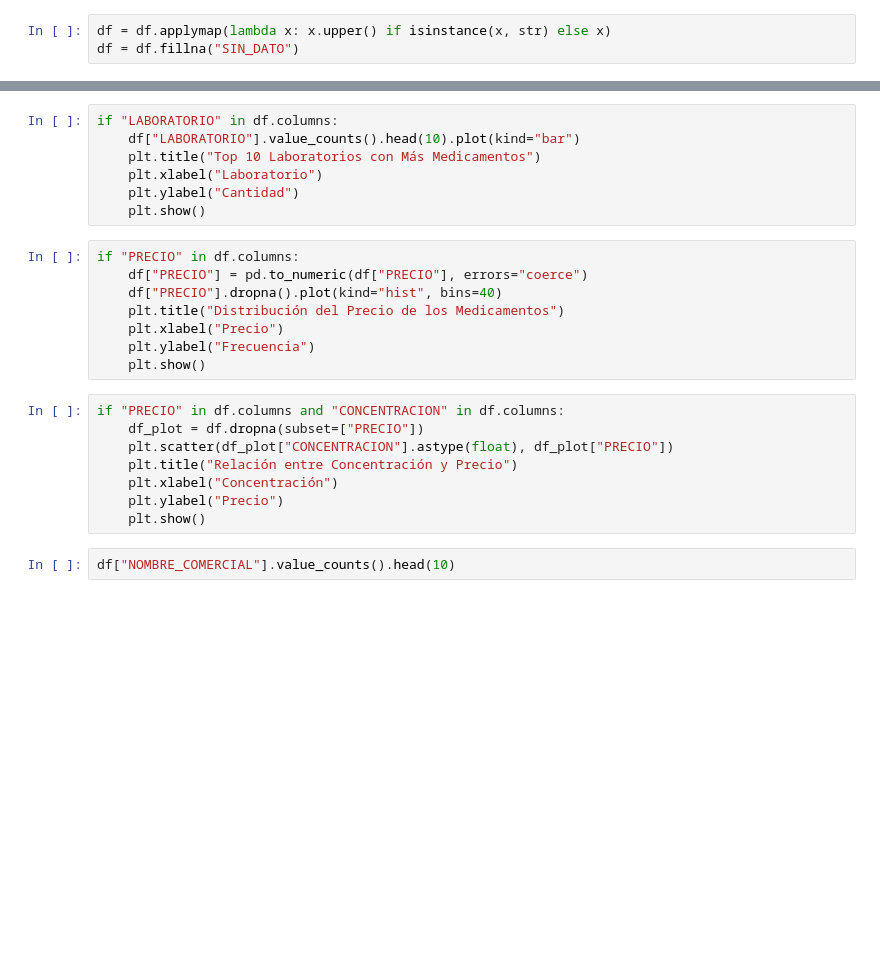
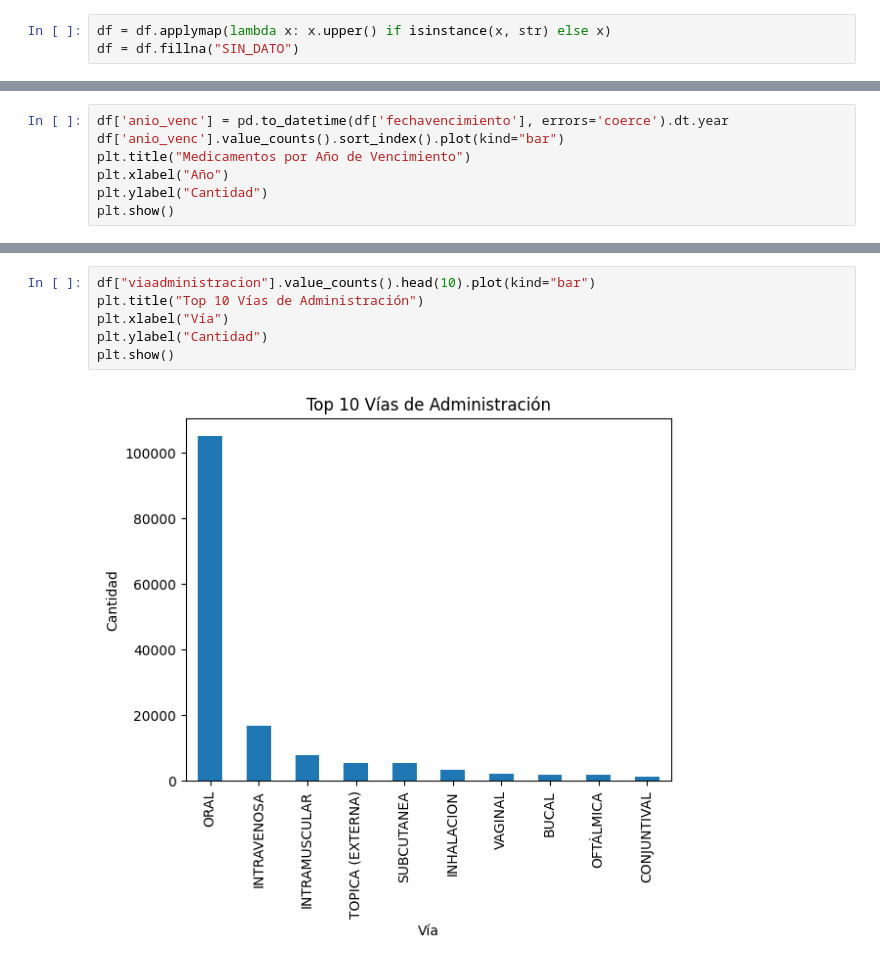
Before and after one commit to CarolRealpe/Medicamentos, a Jupyter notebook: EDA_Medicamentos_POS.ipynb, the cells around one changed output, grey strips where cells are left out. Cells and saved outputs as stored; diff of their text form; blank space fills up the shorter version.

```diff
--- a/EDA_Medicamentos_POS.ipynb
+++ b/EDA_Medicamentos_POS.ipynb
@@ -38,0 +86,7 @@ plt.show()
+# %%
+df['anio_venc'] = pd.to_datetime(df['fechavencimiento'], errors='coerce').dt.year
+df['anio_venc'].value_counts().sort_index().plot(kind="bar")
+plt.title("Medicamentos por Año de Vencimiento")
+plt.xlabel("Año")
+plt.ylabel("Cantidad")
+plt.show()
@@ -39,25 +156,8 @@ plt.show()
 # %%
-if "LABORATORIO" in df.columns:
-    df["LABORATORIO"].value_counts().head(10).plot(kind="bar")
-    plt.title("Top 10 Laboratorios con Más Medicamentos")
-    plt.xlabel("Laboratorio")
-    plt.ylabel("Cantidad")
-    plt.show()
+df["viaadministracion"].value_counts().head(10).plot(kind="bar")
+plt.title("Top 10 Vías de Administración")
+plt.xlabel("Vía")
+plt.ylabel("Cantidad")
+plt.show()
+# %% [output]
+[figure, added]
-# %%
-if "PRECIO" in df.columns:
-    df["PRECIO"] = pd.to_numeric(df["PRECIO"], errors="coerce")
-    df["PRECIO"].dropna().plot(kind="hist", bins=40)
-    plt.title("Distribución del Precio de los Medicamentos")
-    plt.xlabel("Precio")
-    plt.ylabel("Frecuencia")
-    plt.show()
-# %%
-if "PRECIO" in df.columns and "CONCENTRACION" in df.columns:
-    df_plot = df.dropna(subset=["PRECIO"])
-    plt.scatter(df_plot["CONCENTRACION"].astype(float), df_plot["PRECIO"])
-    plt.title("Relación entre Concentración y Precio")
-    plt.xlabel("Concentración")
-    plt.ylabel("Precio")
-    plt.show()
-# %%
-df["NOMBRE_COMERCIAL"].value_counts().head(10)
```
Also changed, not shown: parts of 13 cells of this notebook.
